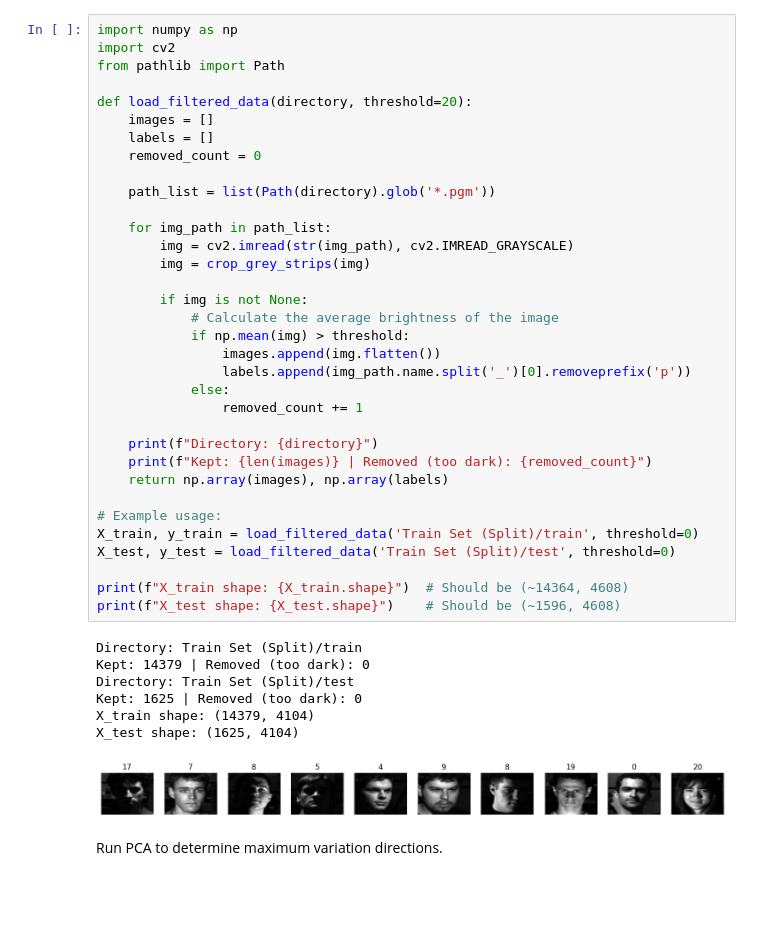
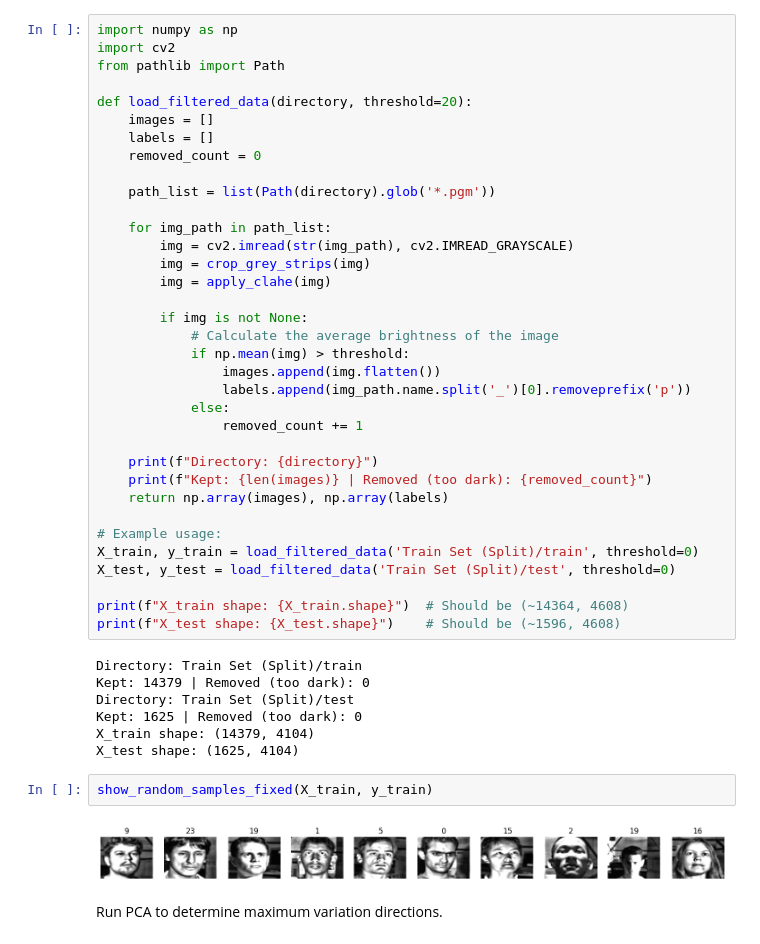
Before and after one commit to Banzir2/TechnotzDS_ML, a Jupyter notebook: preprocess.ipynb, the cells around one changed output. Drawn from its saved outputs; the diff is of its cells as text; blank space fills up the shorter version.

Commit message:
Clahehe

```diff
--- a/preprocess.ipynb
+++ b/preprocess.ipynb
@@ -71,6 +79,7 @@ def load_filtered_data(directory, threshold=20):
     for img_path in path_list:
         img = cv2.imread(str(img_path), cv2.IMREAD_GRAYSCALE)
         img = crop_grey_strips(img)
+        img = apply_clahe(img)
 
         if img is not None:
             # Calculate the average brightness of the image
@@ -98,8 +107,9 @@ Kept: 1625 | Removed (too dark): 0
 X_train shape: (14379, 4104)
 X_test shape: (1625, 4104)
 # %%
+show_random_samples_fixed(X_train, y_train)
 # %% [output]
-[figure, old version]
+[figure, new version]
 # %% [markdown]
 Run PCA to determine maximum variation directions.
 # %%
```
Also changed, not shown: parts of 3 cells of this notebook, 3 other files.
